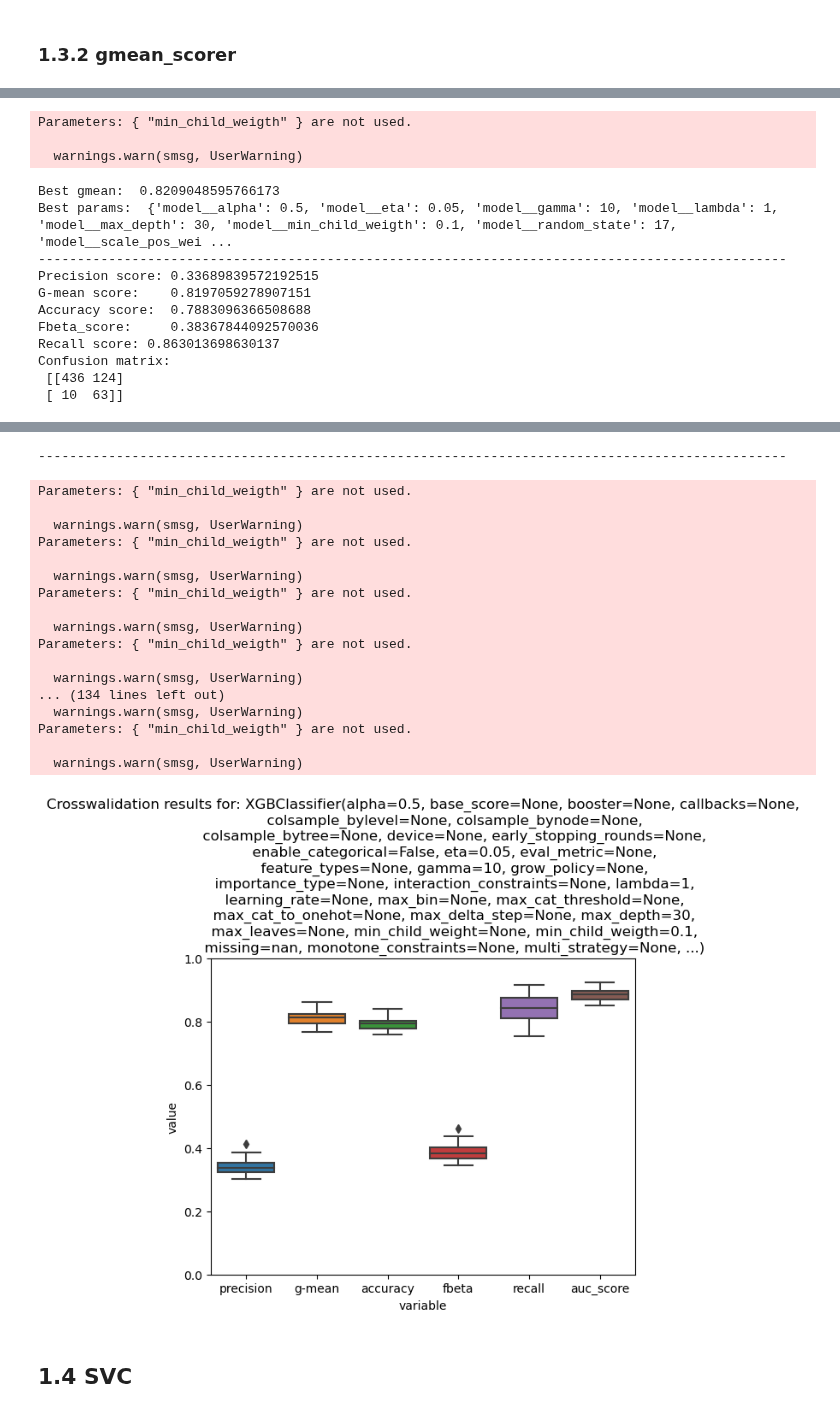
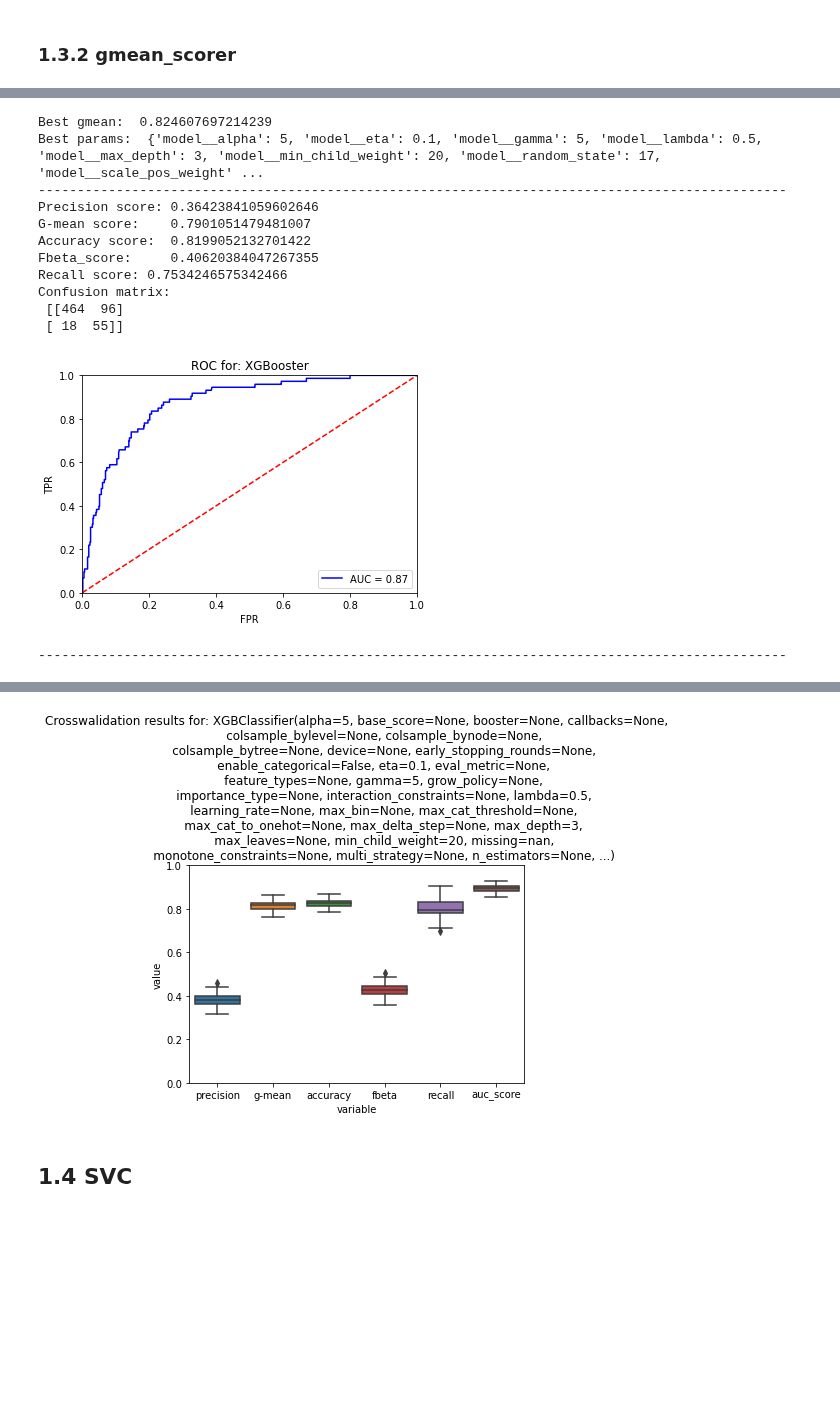
Before and after one commit to AristocratesJ/Bank-Marketing-Classification-Task, a Jupyter notebook: model_and_hyperparameters.ipynb, the cells around one changed output, grey strips where cells are left out. Cells and saved outputs as stored; diff of their text form; code cells hidden in the pictures; blank space fills up the shorter version.

```diff
--- a/model_and_hyperparameters.ipynb
+++ b/model_and_hyperparameters.ipynb
@@ -545,14 +550,14 @@ from xgboost import XGBClassifier
 model = get_my_pipe_with_model(XGBClassifier())
 opt = GridSearchCV(
     estimator=model,
-    param_grid={
+param_grid={
         "model__eta": [0.05, 0.1, 0.2],
         "model__max_depth": [3, 6, 12, 30],
-        "model__gamma": [0, 10, 30, None],
-        "model__min_child_weigth": [0.1, 0.5, 1, 10],
-        "model__lambda": [0.1, 0.5, 1],
-        "model__alpha": [0, 0.5, 1],
-        "model__scale_pos_weight": [1, 90],
+        "model__gamma": [0, 5, 10, 30, None],
+        "model__min_child_weight": [1, 5, 10, 20],
+        "model__lambda": [0.1, 0.5, 1, 5],
+        "model__alpha": [0, 0.5, 1, 5],
+        "model__scale_pos_weight": [7.67],
         "model__random_state": [seed]
     },
     scoring=custom_fbeta_scorer, #fbeta z parametrem beta=0.5 (sprzyja bardziej precision)
@@ -652,11 +634,11 @@ opt = GridSearchCV(
     param_grid={
         "model__eta": [0.05, 0.1, 0.2],
         "model__max_depth": [3, 6, 12, 30],
-        "model__gamma": [0, 10, 30, None],
-        "model__min_child_weigth": [0.1, 0.5, 1, 10],
-        "model__lambda": [0.1, 0.5, 1],
-        "model__alpha": [0, 0.5, 1],
-        "model__scale_pos_weight": [1, 90],
+        "model__gamma": [0, 5, 10, 30, None],
+        "model__min_child_weight": [1, 5, 10, 20],
+        "model__lambda": [0.1, 0.5, 1, 5],
+        "model__alpha": [0, 0.5, 1, 5],
+        "model__scale_pos_weight": [7.67],
         "model__random_state": [seed]
     },
     scoring=custom_gmean_scorer, #gmean
@@ -695,7 +674,7 @@ param_dict = {
     "eta": opt.best_params_["model__eta"],
     "max_depth": opt.best_params_["model__max_depth"],
     "gamma": opt.best_params_["model__gamma"],
-    "min_child_weigth": opt.best_params_["model__min_child_weigth"],
+    "min_child_weight": opt.best_params_["model__min_child_weight"],
     "lambda": opt.best_params_["model__lambda"],
     "alpha": opt.best_params_["model__alpha"],
     "scale_pos_weight": opt.best_params_["model__scale_pos_weight"],
@@ -713,17 +692,16 @@ crosswalidate_model_plot(model_cal=XGBClassifier,
                          y=bank_data["y"],
                          n_repeats=10)
 # %% [output]
-Parameters: { "min_child_weigth" } are not used.
-
-  warnings.warn(smsg, UserWarning)
+Best gmean:  0.824607697214239
+Best params:  {'model__alpha': 5, 'model__eta': 0.1, 'model__gamma': 5, 'model__lambda': 0.5, 'model__max_depth': 3, 'model__min_child_weight': 20, 'model__random_state': 17, 'model__scale_pos_weight' ...
+------------------------------------------------------------------------------------------------
+Precision score: 0.36423841059602646
+G-mean score:    0.7901051479481007
+Accuracy score:  0.8199052132701422
+Fbeta_score:     0.40620384047267355
+Recall score: 0.7534246575342466
+Confusion matrix:
+ [[464  96]
+ [ 18  55]]
+[figure, new version]
-Best gmean:  0.8209048595766173
-Best params:  {'model__alpha': 0.5, 'model__eta': 0.05, 'model__gamma': 10, 'model__lambda': 1, 'model__max_depth': 30, 'model__min_child_weigth': 0.1, 'model__random_state': 17, 'model__scale_pos_wei ...
 ------------------------------------------------------------------------------------------------
-Precision score: 0.33689839572192515
-G-mean score:    0.8197059278907151
-Accuracy score:  0.7883096366508688
-Fbeta_score:     0.38367844092570036
-Recall score: 0.863013698630137
-Confusion matrix:
- [[436 124]
- [ 10  63]]
@@ -731,22 +708,4 @@ Confusion matrix:
-------------------------------------------------------------------------------------------------
-Parameters: { "min_child_weigth" } are not used.
-
-  warnings.warn(smsg, UserWarning)
-Parameters: { "min_child_weigth" } are not used.
-
-  warnings.warn(smsg, UserWarning)
-Parameters: { "min_child_weigth" } are not used.
-
-  warnings.warn(smsg, UserWarning)
-Parameters: { "min_child_weigth" } are not used.
-
-  warnings.warn(smsg, UserWarning)
-... (134 lines left out)
-  warnings.warn(smsg, UserWarning)
-Parameters: { "min_child_weigth" } are not used.
-
-  warnings.warn(smsg, UserWarning)
-[figure, old version]
+[figure, new version]
 # %%
 params_for_xgb = param_dict
 # %% [markdown]
```
Also changed, not shown: parts of 26 cells of this notebook, 1 other file.
